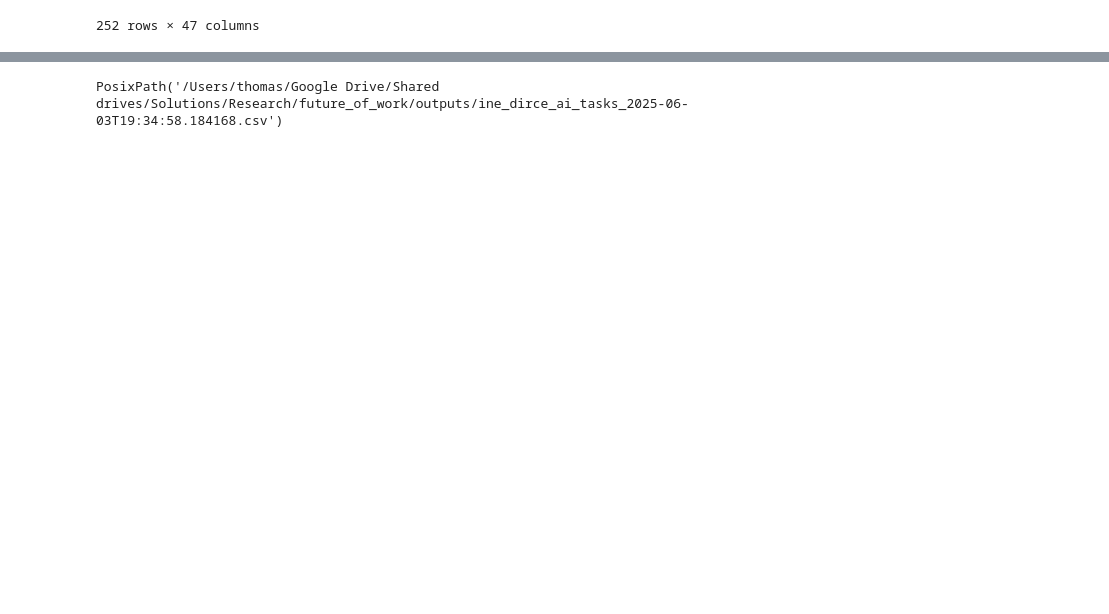
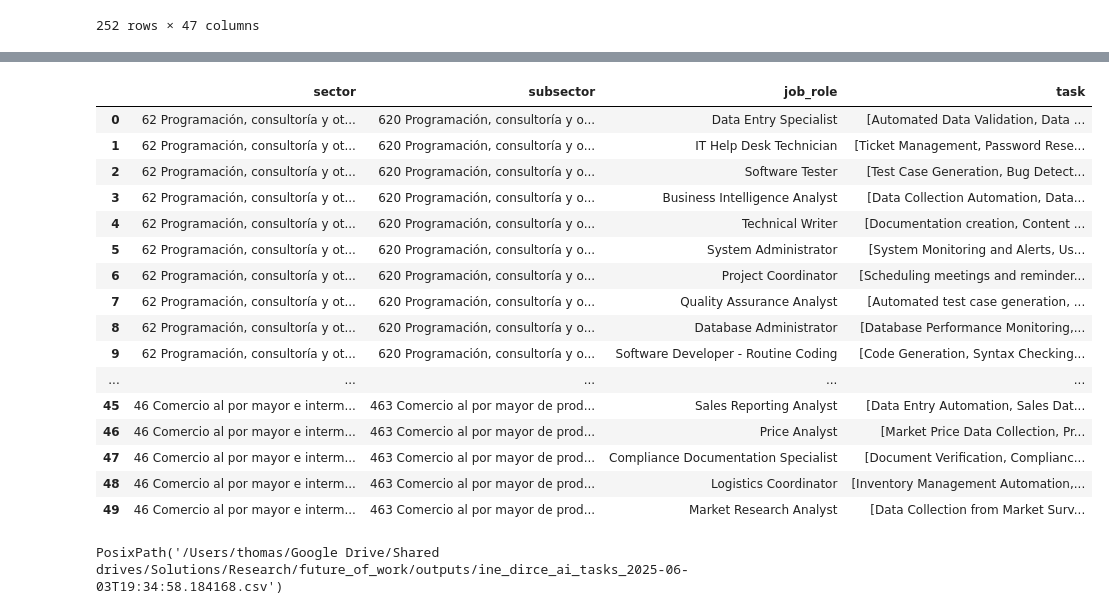
Before and after one commit to graphext/cuery, a Jupyter notebook: notebooks/sectors.ipynb, the cells around one changed output, grey strips where cells are left out. Drawn from its saved outputs; the diff is of its cells as text; code cells hidden in the pictures; blank space fills up the shorter version.

Commit message:
Try to extract large number of job roles and tasks.

```diff
--- a/notebooks/sectors.ipynb
+++ b/notebooks/sectors.ipynb
@@ -19,7 +19,7 @@ data = data.sort_values("Estimated_Employees_2024", ascending=False)
 display(data)
 
 n_examples = 5
-df = data.iloc[:5]
+df = data.iloc[:n_examples]
 # %% [output]
 |  | sector | subsector | Estimated_Employees_2024 | Estimated_Employees_pct | Median_YoY_Growth_pct | ... |
 | 176 | 62 Programación, consultoría y ot... | 620 Programación, consultoría y o... | 406064.0 | 3.43 | 3.6 | ... |
@@ -41,3 +58,24 @@ result
+# %%
+tasks_by_role = result.groupby(by=["sector", "subsector", "job_role"], sort=False).task.agg(list)
+tasks_by_role.reset_index()
+# %% [output]
+|  | sector | subsector | job_role | task |
+| 0 | 62 Programación, consultoría y ot... | 620 Programación, consultoría y o... | Data Entry Specialist | [Automated Data Validation, Data ... |
+| 1 | 62 Programación, consultoría y ot... | 620 Programación, consultoría y o... | IT Help Desk Technician | [Ticket Management, Password Rese... |
+| 2 | 62 Programación, consultoría y ot... | 620 Programación, consultoría y o... | Software Tester | [Test Case Generation, Bug Detect... |
+| 3 | 62 Programación, consultoría y ot... | 620 Programación, consultoría y o... | Business Intelligence Analyst | [Data Collection Automation, Data... |
+| 4 | 62 Programación, consultoría y ot... | 620 Programación, consultoría y o... | Technical Writer | [Documentation creation, Content ... |
+| 5 | 62 Programación, consultoría y ot... | 620 Programación, consultoría y o... | System Administrator | [System Monitoring and Alerts, Us... |
+| 6 | 62 Programación, consultoría y ot... | 620 Programación, consultoría y o... | Project Coordinator | [Scheduling meetings and reminder... |
+| 7 | 62 Programación, consultoría y ot... | 620 Programación, consultoría y o... | Quality Assurance Analyst | [Automated test case generation, ... |
+| 8 | 62 Programación, consultoría y ot... | 620 Programación, consultoría y o... | Database Administrator | [Database Performance Monitoring,... |
+| 9 | 62 Programación, consultoría y ot... | 620 Programación, consultoría y o... | Software Developer - Routine Coding | [Code Generation, Syntax Checking... |
+| ... | ... | ... | ... | ... |
+| 45 | 46 Comercio al por mayor e interm... | 463 Comercio al por mayor de prod... | Sales Reporting Analyst | [Data Entry Automation, Sales Dat... |
+| 46 | 46 Comercio al por mayor e interm... | 463 Comercio al por mayor de prod... | Price Analyst | [Market Price Data Collection, Pr... |
+| 47 | 46 Comercio al por mayor e interm... | 463 Comercio al por mayor de prod... | Compliance Documentation Specialist | [Document Verification, Complianc... |
+| 48 | 46 Comercio al por mayor e interm... | 463 Comercio al por mayor de prod... | Logistics Coordinator | [Inventory Management Automation,... |
+| 49 | 46 Comercio al por mayor e interm... | 463 Comercio al por mayor de prod... | Market Research Analyst | [Data Collection from Market Surv... |
 # %%
 chain._usage[["prompt", "completion", "cost"]].sum()
 # %%
```
Also changed, not shown: parts of 1 cell of this notebook, 2 other files.
